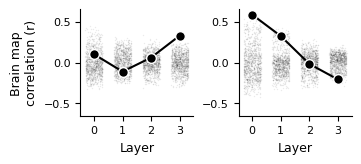
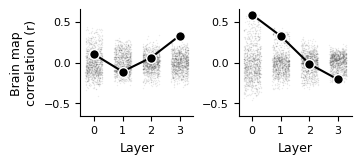
The change to this notebook cell's code, shown as a diff; its figure went from the first image to the second:
--- before
+++ after
@@ -35,4 +35,3 @@
     sns.despine(ax=ax)
 
-plt.savefig(f"../figures/gradient_plot.svg", dpi=600, bbox_inches='tight')
 plt.show()

Commit: upload gradients